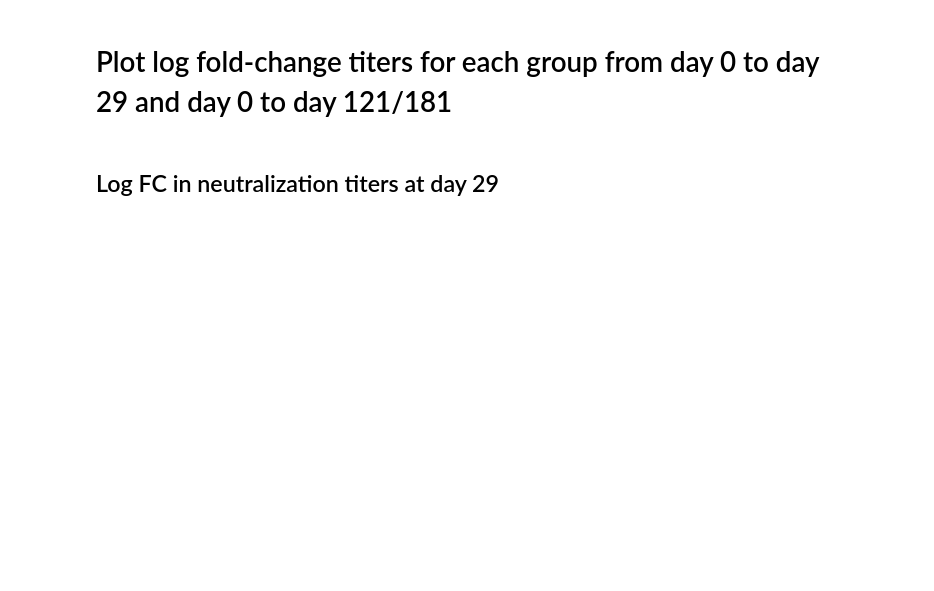
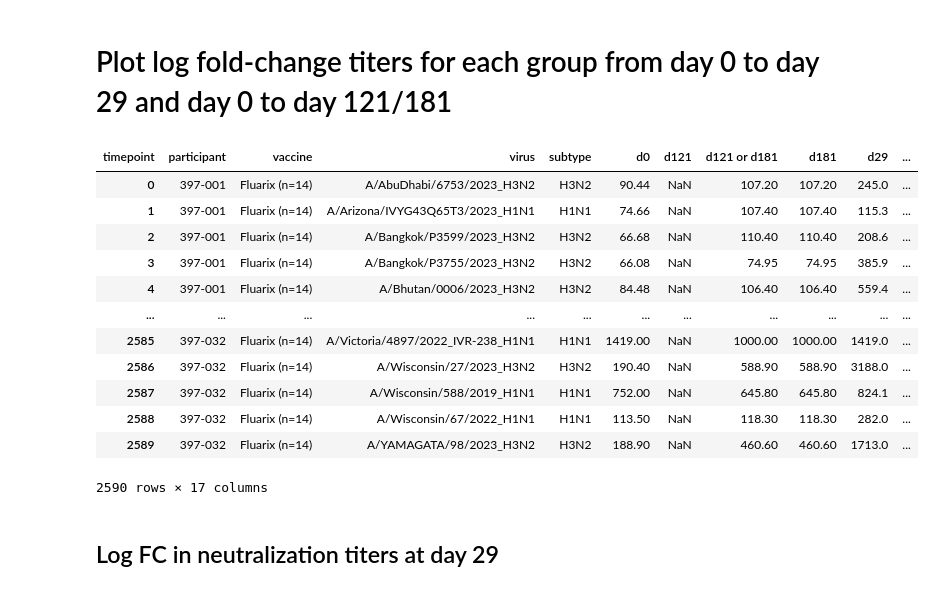
Before and after one commit to jbloomlab/flu_seqneut_with_Ellebedy_lab, a Jupyter notebook: non-pipeline_analyses/custom_titer_plots/notebooks/plot_post_vaccination.ipynb, the cells around one changed output. Drawn from its saved outputs; the diff is of its cells as text; code cells hidden in the pictures; blank space fills up the shorter version.

```diff
--- a/non-pipeline_analyses/custom_titer_plots/notebooks/plot_post_vaccination.ipynb
+++ b/non-pipeline_analyses/custom_titer_plots/notebooks/plot_post_vaccination.ipynb
@@ -43,6 +43,13 @@ titers = titers.assign(
     subtype = lambda x: x['virus'].str.split('_').str[-1]
 )
 
+# Add another timepoint that includes 121 and 181 in teh same row
+# Filter rows where timepoint is 121 or 181
+late_tp_df = titers[titers['timepoint'].isin(['d121', 'd181'])].copy()
+# Set new combined timepoint value
+late_tp_df['timepoint'] = 'd121 or d181'
+# Append to original DataFrame
+titers = pd.concat([titers, late_tp_df], ignore_index=True)
 
 # Calculate number of unique participants per vaccine
 n_participants = titers.groupby('vaccine')['participant'].nunique()
@@ -146,28 +160,66 @@ IFrame(os.path.join(resultsdir, f'H1N1_pre-post_titers.pdf'), width=700, height=
 # %%
 # Pivot the table to have timepoints as columns
 pivot_titers = titers.pivot_table(
     index=['participant', 'vaccine', 'virus', 'subtype', ],
     columns='timepoint',
     values='titer'
 )
 
 # Calculate fold-changes
-pivot_titers['fold_change_d29'] = pivot_titers['d29'] / pivot_titers['d0']
+# pivot_titers['fold_change_d29'] = pivot_titers['d29'] / pivot_titers['d0']
+# if 'd121' in pivot_titers.columns:
+#     pivot_titers['fold_change_d121'] = pivot_titers['d121'] / pivot_titers['d0']
+# pivot_titers['fold_change_d181'] = pivot_titers['d181'] / pivot_titers['d0']
+
+# Only compute fold-change if both values are present, otherwise get NaN
+pivot_titers['fold_change_d29'] = np.where(
+    pivot_titers['d0'].notna() & pivot_titers['d29'].notna(),
+    pivot_titers['d29'] / pivot_titers['d0'],
+    np.nan
+)
+
+# Repeat for d121 if it exists
 if 'd121' in pivot_titers.columns:
-    pivot_titers['fold_change_d121'] = pivot_titers['d121'] / pivot_titers['d0']
-pivot_titers['fold_change_d181'] = pivot_titers['d181'] / pivot_titers['d0']
+    pivot_titers['fold_change_d121'] = np.where(
+        pivot_titers['d0'].notna() & pivot_titers['d121'].notna(),
+        pivot_titers['d121'] / pivot_titers['d0'],
+        np.nan
+    )
+
+pivot_titers['fold_change_d181'] = np.where(
+    pivot_titers['d0'].notna() & pivot_titers['d181'].notna(),
+    pivot_titers['d181'] / pivot_titers['d0'],
+    np.nan
+)
+
+
+
 
 # There's inconsistency between the last date being d121 or d181, so making a column that has both
 if 'd121' in pivot_titers.columns:
     pivot_titers['fold_change_d121_or_d181'] = pivot_titers.get('d121', pd.NA).combine_first(pivot_titers.get('d181', pd.NA)) / pivot_titers['d0']
 
 # Compute log2 fold changes
 pivot_titers['log2_fc_d29'] = np.log2(pivot_titers['fold_change_d29'])
 pivot_titers['log2_fc_d181'] = np.log2(pivot_titers['fold_change_d181'])
 if 'd121' in pivot_titers.columns:
     pivot_titers['log2_fc_d121'] = np.log2(pivot_titers['fold_change_d121'])
     pivot_titers['log2_fc_d121_or_d181'] = np.log2(pivot_titers['fold_change_d121_or_d181'])
 
 pivot_titers = pivot_titers.reset_index()
 pivot_titers
+# %% [output]
+| timepoint | participant | vaccine | virus | subtype | d0 | d121 | d121 or d181 | d181 | d29 | ... |
+| 0 | 397-001 | Fluarix (n=14) | A/AbuDhabi/6753/2023_H3N2 | H3N2 | 90.44 | NaN | 107.20 | 107.20 | 245.0 | ... |
+| 1 | 397-001 | Fluarix (n=14) | A/Arizona/IVYG43Q65T3/2023_H1N1 | H1N1 | 74.66 | NaN | 107.40 | 107.40 | 115.3 | ... |
+| 2 | 397-001 | Fluarix (n=14) | A/Bangkok/P3599/2023_H3N2 | H3N2 | 66.68 | NaN | 110.40 | 110.40 | 208.6 | ... |
+| 3 | 397-001 | Fluarix (n=14) | A/Bangkok/P3755/2023_H3N2 | H3N2 | 66.08 | NaN | 74.95 | 74.95 | 385.9 | ... |
+| 4 | 397-001 | Fluarix (n=14) | A/Bhutan/0006/2023_H3N2 | H3N2 | 84.48 | NaN | 106.40 | 106.40 | 559.4 | ... |
+| ... | ... | ... | ... | ... | ... | ... | ... | ... | ... | ... |
+| 2585 | 397-032 | Fluarix (n=14) | A/Victoria/4897/2022_IVR-238_H1N1 | H1N1 | 1419.00 | NaN | 1000.00 | 1000.00 | 1419.0 | ... |
+| 2586 | 397-032 | Fluarix (n=14) | A/Wisconsin/27/2023_H3N2 | H3N2 | 190.40 | NaN | 588.90 | 588.90 | 3188.0 | ... |
+| 2587 | 397-032 | Fluarix (n=14) | A/Wisconsin/588/2019_H1N1 | H1N1 | 752.00 | NaN | 645.80 | 645.80 | 824.1 | ... |
+| 2588 | 397-032 | Fluarix (n=14) | A/Wisconsin/67/2022_H1N1 | H1N1 | 113.50 | NaN | 118.30 | 118.30 | 282.0 | ... |
+| 2589 | 397-032 | Fluarix (n=14) | A/YAMAGATA/98/2023_H3N2 | H3N2 | 188.90 | NaN | 460.60 | 460.60 | 1713.0 | ... |
+2590 rows × 17 columns
 # %%
```
Also changed, not shown: parts of 22 cells of this notebook, 50 other files.
